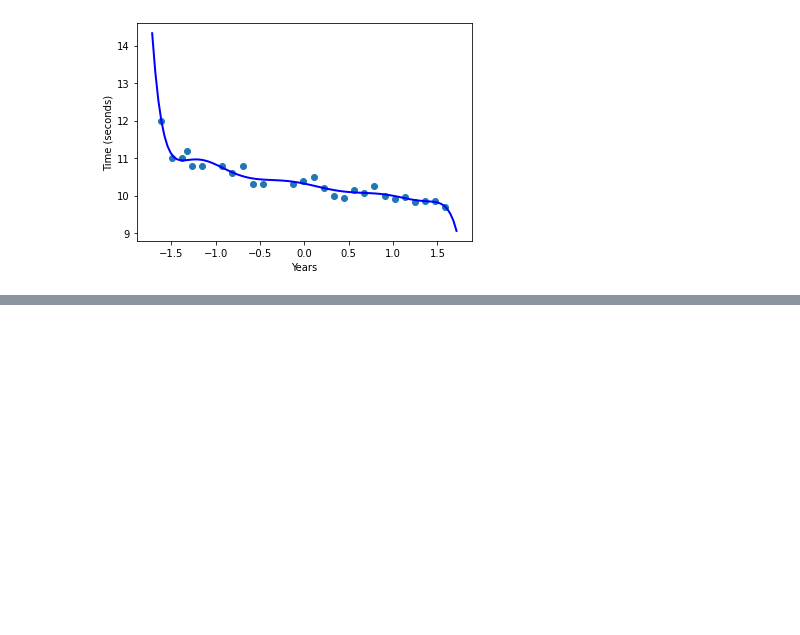
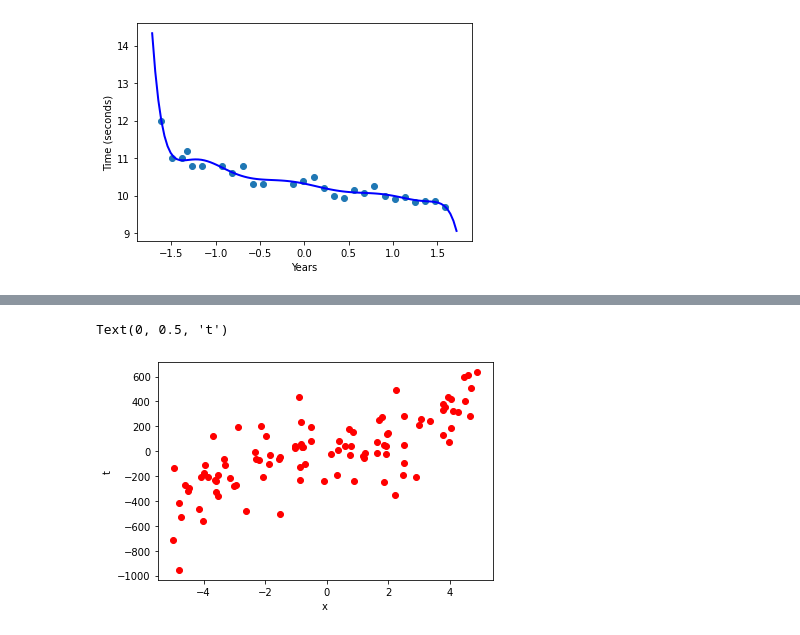
Before and after one commit to kurokawa5/ML4DS, a Jupyter notebook: 02_linear_regression/02_linear_regression.ipynb, the cells around one changed output, grey strips where cells are left out. Cells and saved outputs as stored; diff of their text form; code cells hidden in the pictures; blank space fills up the shorter version.

```diff
--- a/02_linear_regression/02_linear_regression.ipynb
+++ b/02_linear_regression/02_linear_regression.ipynb
@@ -117,0 +172,17 @@ Text(0, 0.5, 'Time (seconds)')
+# %%
+np.random.seed(1) # fix random seed such that every time we get the same random numbers
+
+N = 100 # total number of data points
+x = 10*np.random.rand(N,1) - 5 # generate random x
+t = 5*x**3 - x**2 + x + 200*np.random.randn(N,1) # generate t according to the true model with additive noise
+
+N_independent_test = 50 # total number of independent testing data points
+x_independent_test = 10*np.random.rand(N_independent_test,1) - 5 # generate independent testing x
+t_independent_test = 5*x_independent_test**3 - x_independent_test**2 + x_independent_test + 200*np.random.randn(N_independent_test,1) # generate independent testing t with noise
+# %%
+plt.plot(x, t, 'ro')
+plt.xlabel('x')
+plt.ylabel('t')
+# %% [output]
+Text(0, 0.5, 't')
+[figure, added]
```
Also changed, not shown: parts of 6 cells of this notebook.
